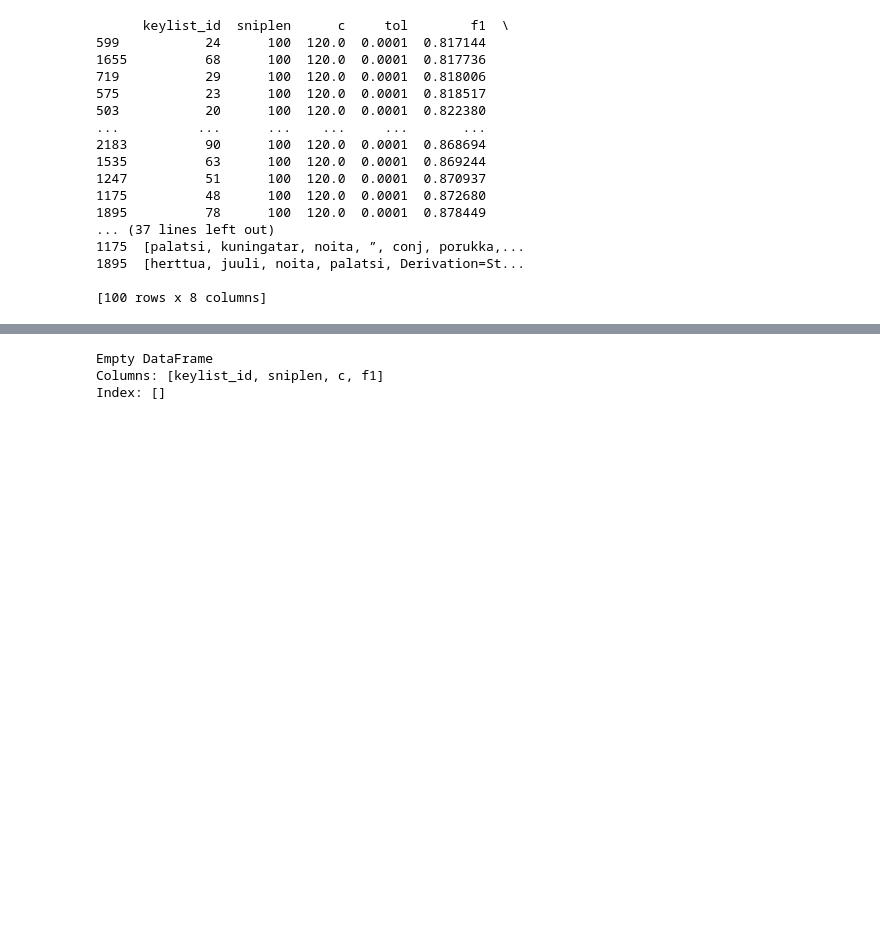
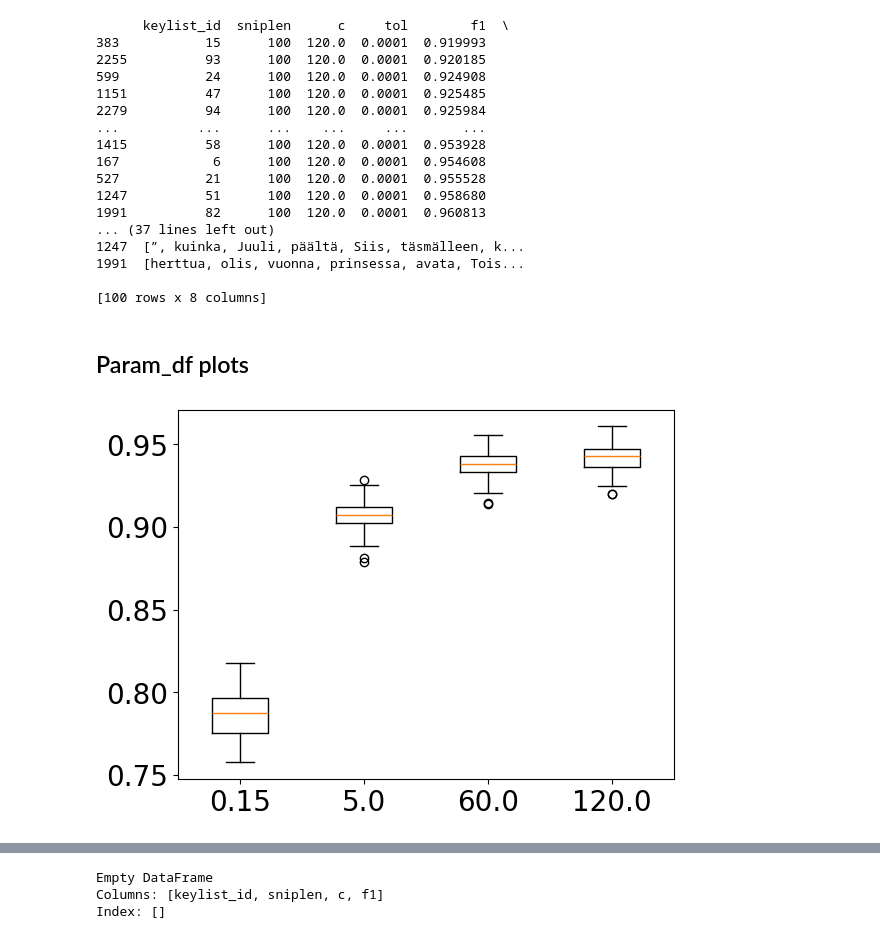
Before and after one commit to TurkuNLP/TCBC_feature_analysis, a Jupyter notebook: StudyTestResults.ipynb, the cells around one changed output, grey strips where cells are left out. Drawn from its saved outputs; the diff is of its cells as text; code cells hidden in the pictures; blank space fills up the shorter version.

```diff
--- a/StudyTestResults.ipynb
+++ b/StudyTestResults.ipynb
@@ -8,7 +8,7 @@ import numpy as np
 import os
 # %%
 #Constants
-BASE_FOLDER = "TestResults/EvalTest1stRun/"
+BASE_FOLDER = "TestResults/FullResultOnlyText/"
 BASE_START = "ParamOptim_List_"
 BASE_MID = "_SnipLen_"
 BASE_END = "_Results.jsonl"
@@ -47,21 +43,39 @@ df['sniplen'] = df['sniplen'].apply(lambda x: int(x))
 print(df[(df['c']==120) & (df['sniplen'] == 100)].sort_values('f1'))
 # %% [output]
       keylist_id  sniplen      c     tol        f1  \
-599           24      100  120.0  0.0001  0.817144
-1655          68      100  120.0  0.0001  0.817736
-719           29      100  120.0  0.0001  0.818006
-575           23      100  120.0  0.0001  0.818517
-503           20      100  120.0  0.0001  0.822380
+383           15      100  120.0  0.0001  0.919993
+2255          93      100  120.0  0.0001  0.920185
+599           24      100  120.0  0.0001  0.924908
+1151          47      100  120.0  0.0001  0.925485
+2279          94      100  120.0  0.0001  0.925984
 ...          ...      ...    ...     ...       ...
-2183          90      100  120.0  0.0001  0.868694
-1535          63      100  120.0  0.0001  0.869244
-1247          51      100  120.0  0.0001  0.870937
-1175          48      100  120.0  0.0001  0.872680
-1895          78      100  120.0  0.0001  0.878449
+1415          58      100  120.0  0.0001  0.953928
+167            6      100  120.0  0.0001  0.954608
+527           21      100  120.0  0.0001  0.955528
+1247          51      100  120.0  0.0001  0.958680
+1991          82      100  120.0  0.0001  0.960813
 ... (37 lines left out)
-1175  [palatsi, kuningatar, noita, ”, conj, porukka,...
-1895  [herttua, juuli, noita, palatsi, Derivation=St...
+1247  [”, kuinka, Juuli, päältä, Siis, täsmälleen, k...
+1991  [herttua, olis, vuonna, prinsessa, avata, Tois...
 
 [100 rows x 8 columns]
 # %%
 param_df = df[['keylist_id','sniplen','c','f1']]
+# %% [markdown]
+## Param_df plots
+# %%
+#Imports
+import matplotlib.pyplot as plt
+import seaborn as sns
+
+#Consts
+cs = param_df['c'].drop_duplicates().to_numpy()
+# %%
+#Errorbar plot for sniplen 100 per c
+snip_df = param_df[param_df['sniplen'] == 100]
+data = [snip_df[snip_df['c'] == c]['f1'].to_numpy() for c in cs]
+plt.boxplot(data)
+plt.xticks([1,2,3,4], labels=cs)
+plt.tick_params(axis='both', labelsize=20)
+# %% [output]
+[figure, added]
```
Also changed, not shown: parts of 10 cells of this notebook, 3 other files.
